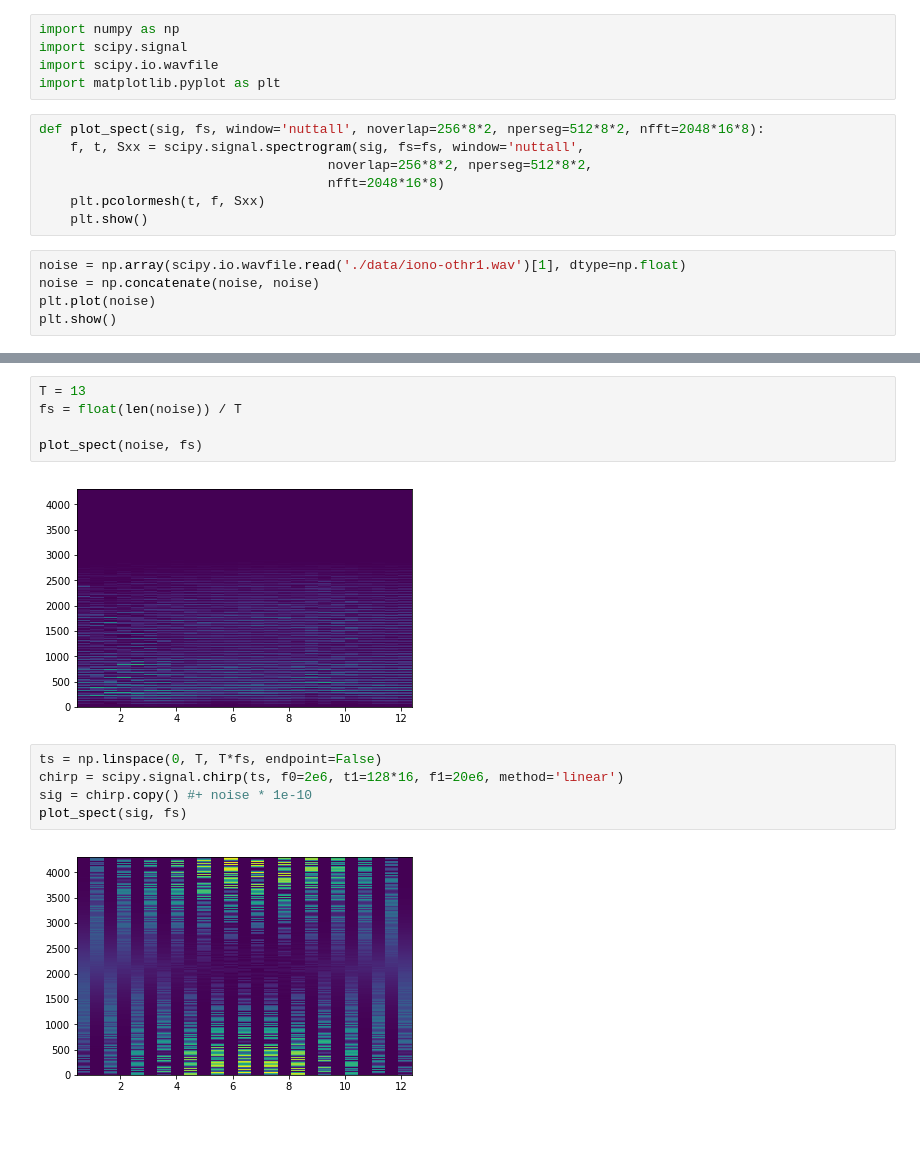
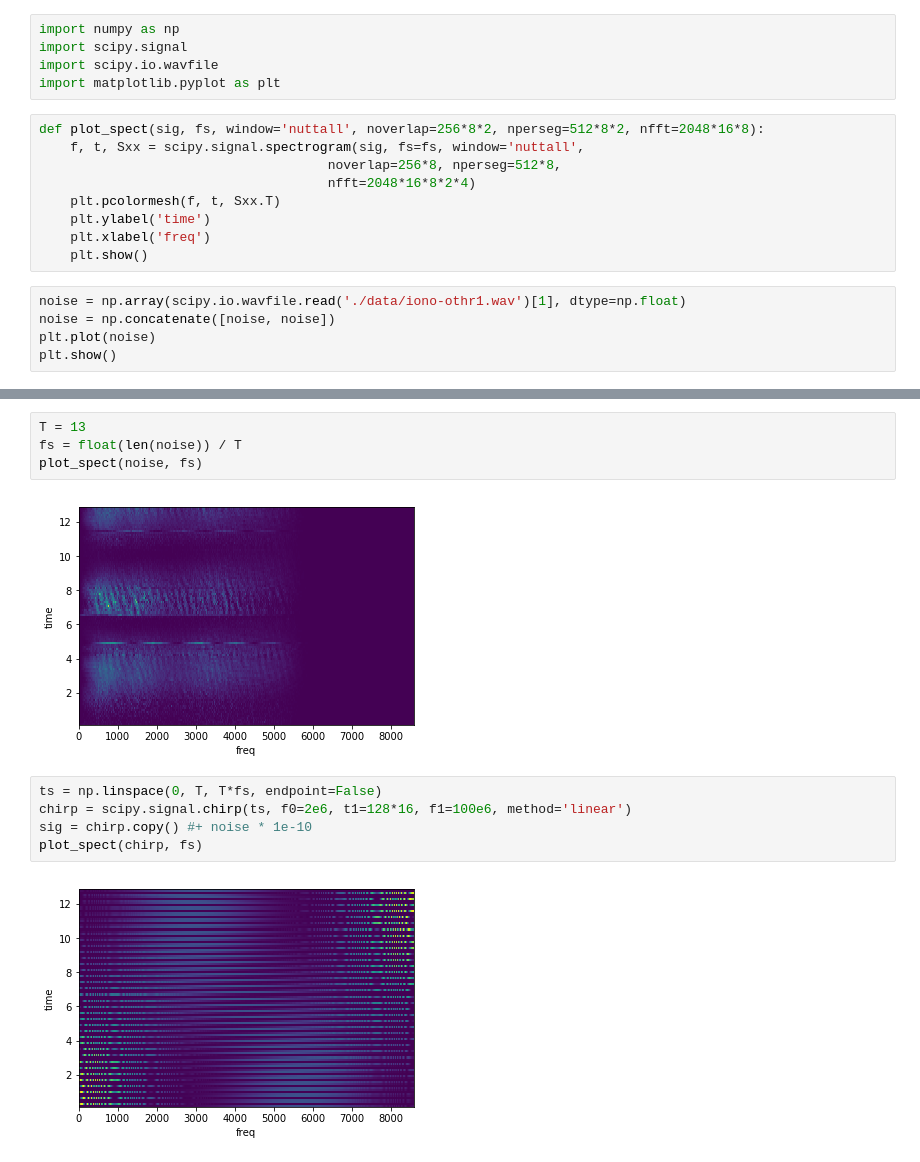
Before and after one commit to blair3sat/irss, a Jupyter notebook: chirpfinder_sim.ipynb, the cells around one changed output, grey strips where cells are left out. Cells and saved outputs as stored; diff of their text form; blank space fills up the shorter version.

```diff
--- a/chirpfinder_sim.ipynb
+++ b/chirpfinder_sim.ipynb
@@ -6,13 +6,15 @@ import matplotlib.pyplot as plt
 # %%
 def plot_spect(sig, fs, window='nuttall', noverlap=256*8*2, nperseg=512*8*2, nfft=2048*16*8):
     f, t, Sxx = scipy.signal.spectrogram(sig, fs=fs, window='nuttall',
-                                     noverlap=256*8*2, nperseg=512*8*2,
-                                     nfft=2048*16*8)
-    plt.pcolormesh(t, f, Sxx)
+                                     noverlap=256*8, nperseg=512*8,
+                                     nfft=2048*16*8*2*4)
+    plt.pcolormesh(f, t, Sxx.T)
+    plt.ylabel('time')
+    plt.xlabel('freq')
     plt.show()
 # %%
 noise = np.array(scipy.io.wavfile.read('./data/iono-othr1.wav')[1], dtype=np.float)
-noise = np.concatenate(noise, noise)
+noise = np.concatenate([noise, noise])
 plt.plot(noise)
 plt.show()
 # %% [output]
@@ -20,17 +22,16 @@ TypeError: only integer scalar arrays can be converted to a scalar index
 # %%
 T = 13
 fs = float(len(noise)) / T
-
 plot_spect(noise, fs)
 # %% [output]
-[figure, old version]
+[figure, new version]
 # %%
 ts = np.linspace(0, T, T*fs, endpoint=False)
-chirp = scipy.signal.chirp(ts, f0=2e6, t1=128*16, f1=20e6, method='linear')
+chirp = scipy.signal.chirp(ts, f0=2e6, t1=128*16, f1=100e6, method='linear')
 sig = chirp.copy() #+ noise * 1e-10
-plot_spect(sig, fs)
+plot_spect(chirp, fs)
 # %% [output]
-[figure, old version]
+[figure, new version]
 # %%
 delayed = chirp.copy()
 delayed = np.array([0] * 600 + list(delayed[600:]))
```
Also changed, not shown: parts of 4 cells of this notebook, 1 other file.
